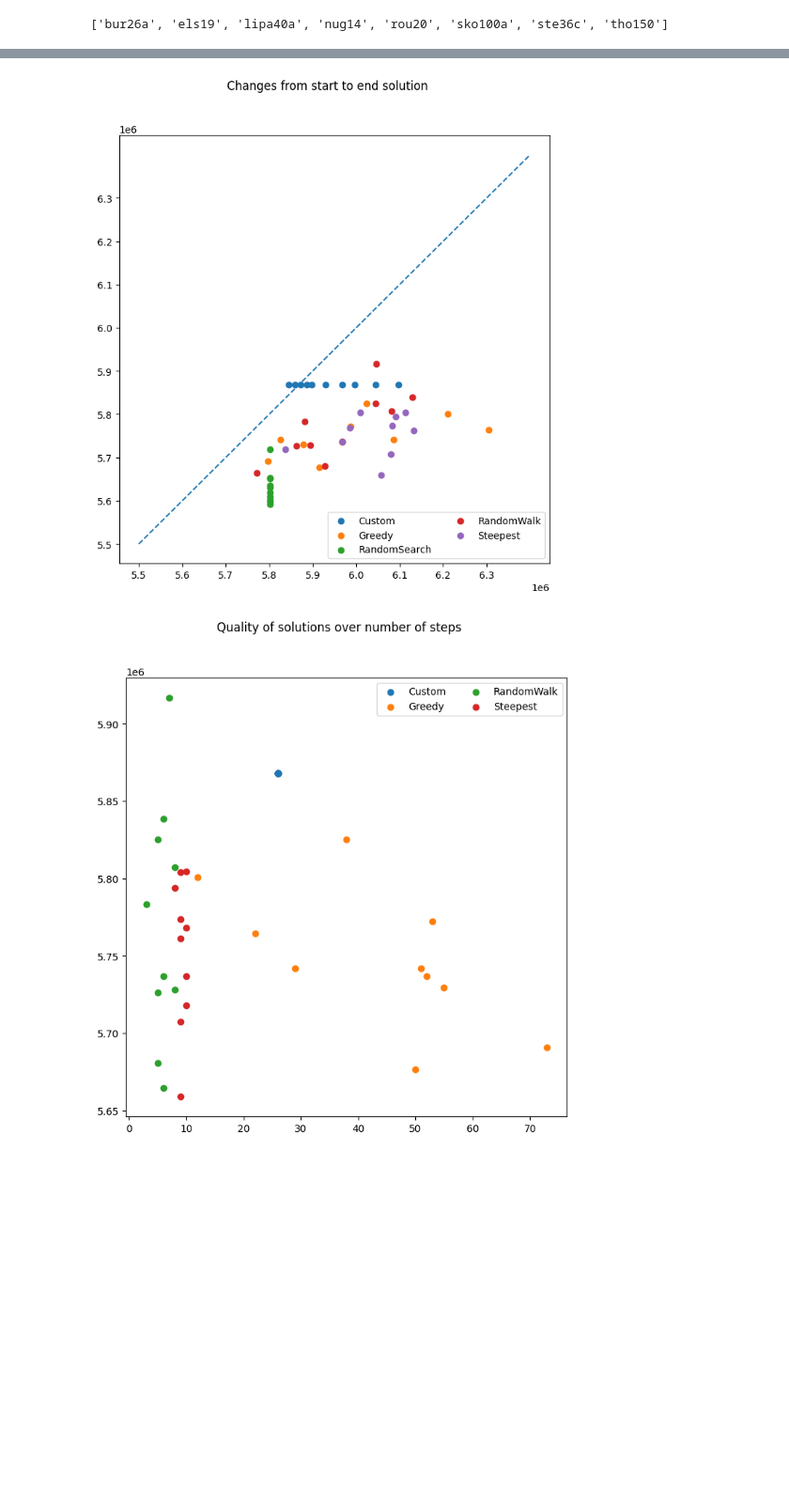
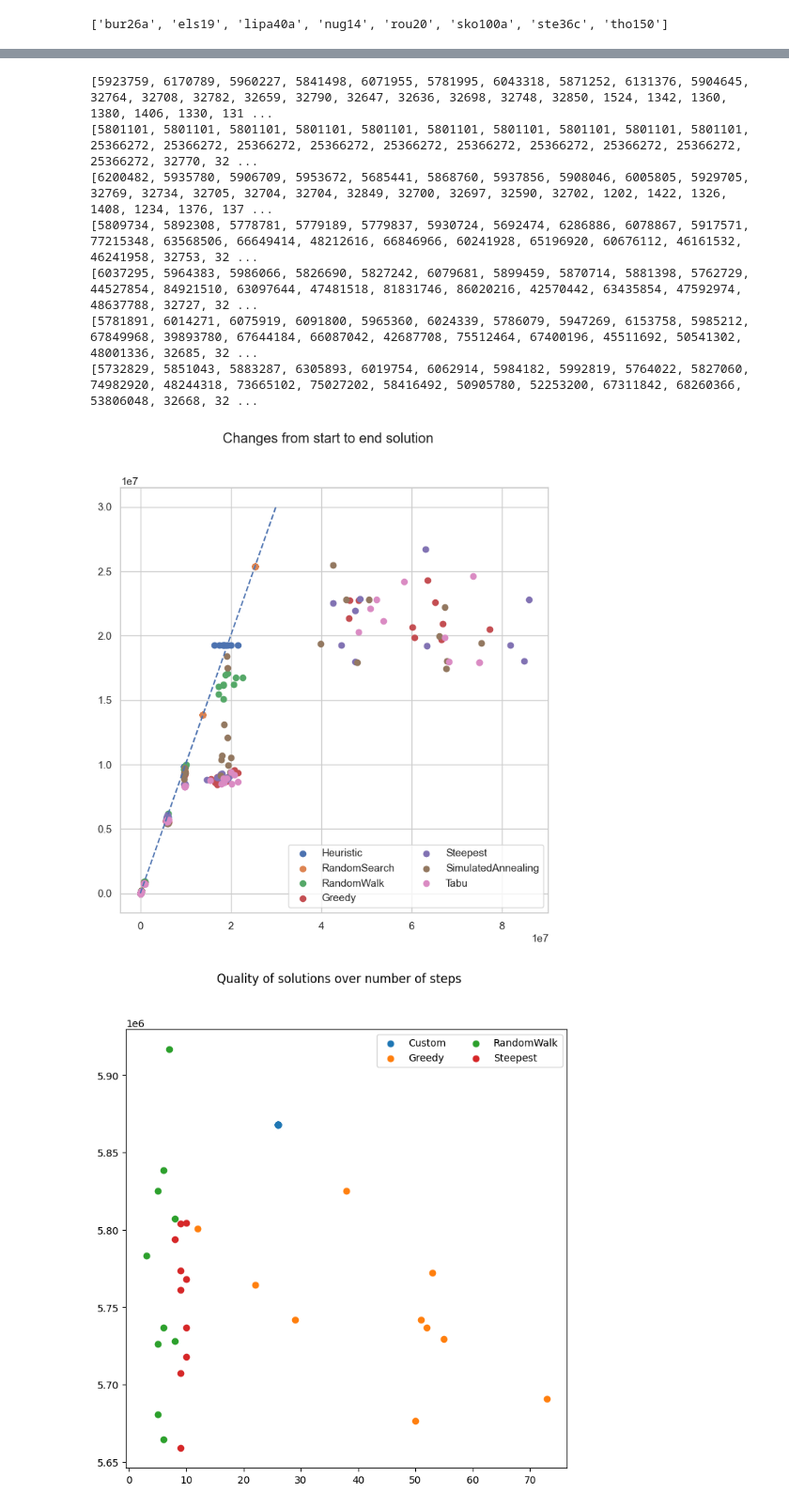
Before and after one commit to elissa-c/BioA-M, a Jupyter notebook: graphs.ipynb, the cells around one changed output, grey strips where cells are left out. Shown at 94% size. Cells and saved outputs as stored; diff of their text form; code cells hidden in the pictures; blank space fills up the shorter version.

```diff
--- a/graphs.ipynb
+++ b/graphs.ipynb
@@ -121,3 +116,5 @@ plt.show()
+# %%
+methodOrder = ["Heuristic", "RandomSearch", "RandomWalk", "Greedy", "Steepest", "SimulatedAnnealing", "Tabu"]
 # %%
 data = defaultdict(lambda: defaultdict(list))
 best_fit = [x["bestFit"] for x in times]
@@ -134,7 +131,7 @@ fig, axs = plt.subplots(4, 2, figsize=(16, 18))  # 8 instances = 4 rows x 2 cols
 axs = axs.flatten()
 
 for i, (instance, methods) in enumerate(sorted(data.items())):
-    methods_list = methods.keys()
+    methods_list = [m for m in methodOrder if m in methods]
     best = [min(methods[m]) for m in methods_list]
     worst = [max(methods[m]) for m in methods_list]
     avg = [np.mean(methods[m]) for m in methods_list]
@@ -144,7 +141,7 @@ for i, (instance, methods) in enumerate(sorted(data.items())):
     ax.plot(methods_list, best, marker='o', label='Best')
     ax.plot(methods_list, worst, marker='o', label='Worst')
     ax.plot(methods_list, avg, marker='o', label='Average')
-    ax.axhline(y=best_fit[i*5], color="red", linestyle='--', label='Best Known')
+    ax.axhline(y=best_fit[i*7], color="red", linestyle='--', label='Best Known')
     ax.set_title(f"Instance: {instance}")
     ax.set_xlabel("Method")
     ax.set_ylabel("Solution")
@@ -195,7 +167,7 @@ fig, axs = plt.subplots(4, 2, figsize=(16, 18))
 axs = axs.flatten()
 
 for i, (instance, methods) in enumerate(sorted(step_data.items())):
-    methods_list = sorted(methods.keys())
+    methods_list = [m for m in methodOrder if m in methods]
     avg_steps = [np.mean(methods[m]) for m in methods_list]
     std_steps = [np.std(methods[m]) for m in methods_list]
 
@@ -369,0 +455,19 @@ Passing `palette` without assigning `hue` is deprecated and will be removed in v
+# %%
+x_runs = [i+1 for i in range(10)]
+fig, ax = plt.subplots(figsize = (8, 8))
+for a in range(len(methodOrder)):
+    if methodOrder[a] != "Heuristic":
+        l_start = [item["start_val"] for item in results if item["method"] == methodOrder[a]]
+        l_end = [item["f_val"] for item in results if item["method"] == methodOrder[a]]
+        ax.scatter(l_start, l_end, label=methodOrder[a])
+    #ax.plot(x_runs, l_start, color="green", label="starting", scalex)
+    #ax.plot(x_runs, l_end, color="orange", label="finished")
+    #ax.set_title(x_names[a])
+
+ax.plot(range(30000000, 90000000), range(30000000, 90000000), linestyle="--")
+plt.suptitle("Changes from start to end solution")
+plt.legend(loc='lower right', ncols=2)
+plt.xticks(np.arange(3000000, 9000000, 100000))
+plt.yticks(np.arange(3000000, 9000000, 100000))
+plt.ylim([3000000, 9000000])
+plt.show()
@@ -370,23 +477,31 @@ Passing `palette` without assigning `hue` is deprecated and will be removed in v
 # %%
 x_runs = [i+1 for i in range(10)]
 fig, ax = plt.subplots(figsize = (8, 8))
-for a in range(len(x_names)):
-    l_start = [item["start_val"] for item in data if item["method"] == x_names[a]]
-    l_end = [item["f_val"] for item in data if item["method"] == x_names[a]]
-    ax.scatter(l_start, l_end, label=x_names[a])
+for a in range(len(methodOrder)):
+    l_start = [item["start_val"] for item in results if item["method"] == methodOrder[a] and item["f_val"]<30000000]
+    print(l_start)
+    l_end = [item["f_val"] for item in results if (item["method"] == methodOrder[a] and item["f_val"]<30000000)]
+    ax.scatter(l_start, l_end, label=methodOrder[a])
     #ax.plot(x_runs, l_start, color="green", label="starting", scalex)
     #ax.plot(x_runs, l_end, color="orange", label="finished")
     #ax.set_title(x_names[a])
 
-ax.plot(range(5500000, 6400000), range(5500000, 6400000), linestyle="--")
+ax.plot(range(0, 30000000), range(0, 30000000), linestyle="--")
 plt.suptitle("Changes from start to end solution")
 plt.legend(loc='lower right', ncols=2)
-plt.xticks(np.arange(5500000, 6400000, 100000))
-plt.yticks(np.arange(5500000, 6400000, 100000))
+#plt.xticks(np.arange(5500000, 6400000, 100000))
+#plt.yticks(np.arange(5500000, 6400000, 100000))
 #plt.ylim([5000000, 7000000])
 plt.show()
 # %% [output]
+[5923759, 6170789, 5960227, 5841498, 6071955, 5781995, 6043318, 5871252, 6131376, 5904645, 32764, 32708, 32782, 32659, 32790, 32647, 32636, 32698, 32748, 32850, 1524, 1342, 1360, 1380, 1406, 1330, 131 ...
+[5801101, 5801101, 5801101, 5801101, 5801101, 5801101, 5801101, 5801101, 5801101, 5801101, 25366272, 25366272, 25366272, 25366272, 25366272, 25366272, 25366272, 25366272, 25366272, 25366272, 32770, 32 ...
+[6200482, 5935780, 5906709, 5953672, 5685441, 5868760, 5937856, 5908046, 6005805, 5929705, 32769, 32734, 32705, 32704, 32704, 32849, 32700, 32697, 32590, 32702, 1202, 1422, 1326, 1408, 1234, 1376, 137 ...
+[5809734, 5892308, 5778781, 5779189, 5779837, 5930724, 5692474, 6286886, 6078867, 5917571, 77215348, 63568506, 66649414, 48212616, 66846966, 60241928, 65196920, 60676112, 46161532, 46241958, 32753, 32 ...
+[6037295, 5964383, 5986066, 5826690, 5827242, 6079681, 5899459, 5870714, 5881398, 5762729, 44527854, 84921510, 63097644, 47481518, 81831746, 86020216, 42570442, 63435854, 47592974, 48637788, 32727, 32 ...
+[5781891, 6014271, 6075919, 6091800, 5965360, 6024339, 5786079, 5947269, 6153758, 5985212, 67849968, 39893780, 67644184, 66087042, 42687708, 75512464, 67400196, 45511692, 50541302, 48001336, 32685, 32 ...
+[5732829, 5851043, 5883287, 6305893, 6019754, 6062914, 5984182, 5992819, 5764022, 5827060, 74982920, 48244318, 73665102, 75027202, 58416492, 50905780, 52253200, 67311842, 68260366, 53806048, 32668, 32 ...
-[figure, old version]
+[figure, new version]
 # %%
 fig, ax = plt.subplots(figsize = (8, 8))
 for a in range(len(x_names)):
```
Also changed, not shown: parts of 12 cells of this notebook, 8 other files.
